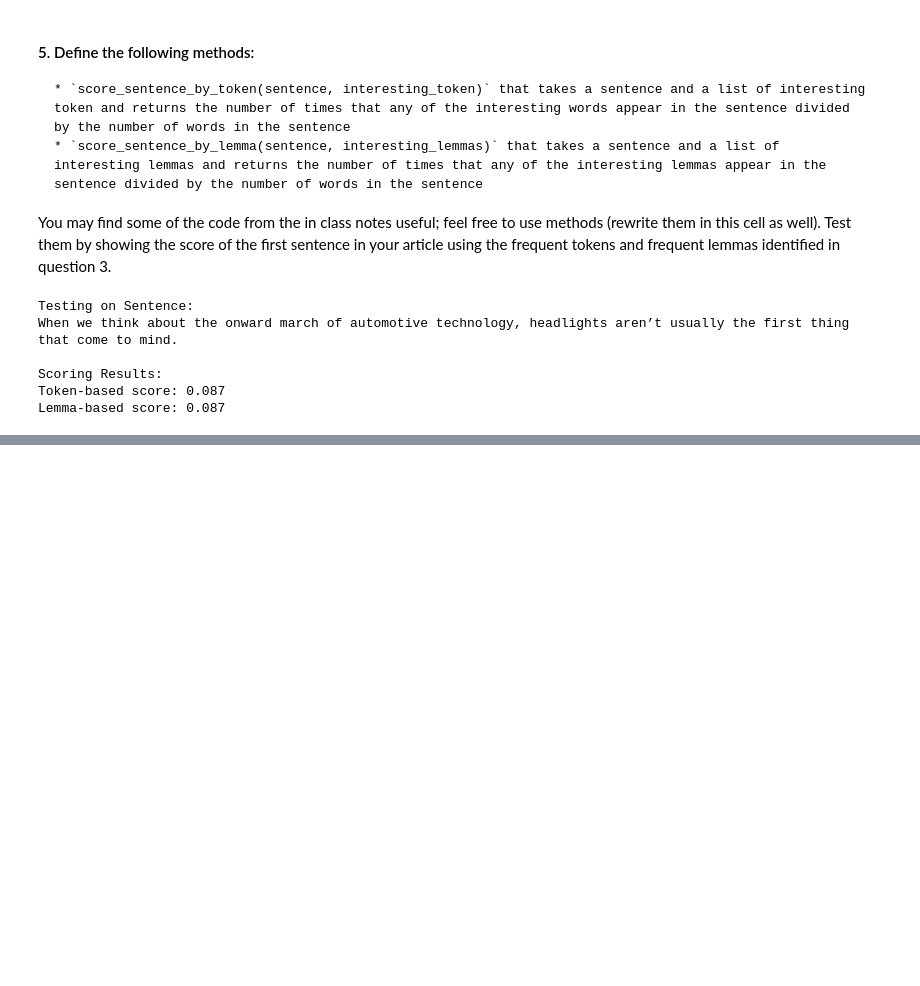
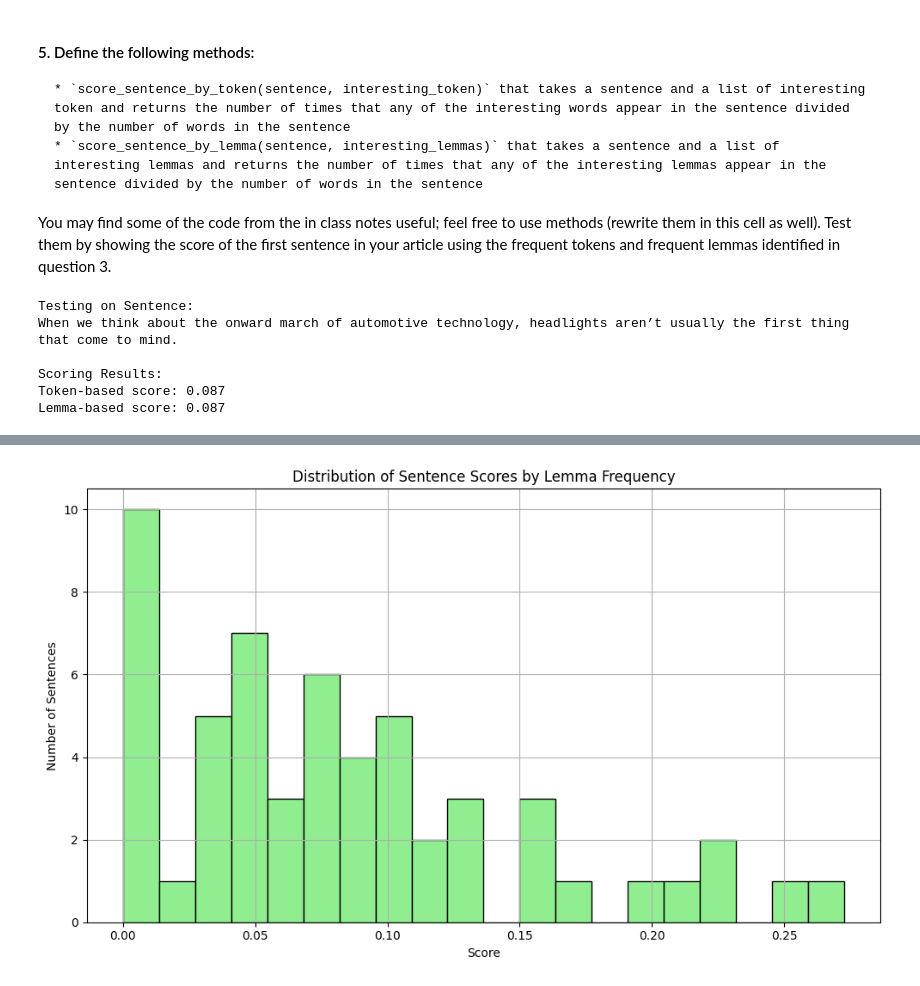
Before and after one commit to s256657/web-scraping, a Jupyter notebook: web-scraping.ipynb, the cells around one changed output, grey strips where cells are left out. Cells and saved outputs as stored; diff of their text form; code cells hidden in the pictures; blank space fills up the shorter version.

```diff
--- a/web-scraping.ipynb
+++ b/web-scraping.ipynb
@@ -274 +330,59 @@ Lemma-based score: 0.087
+# %%
+
+# === Load spaCy model ===
+nlp = spacy.load("en_core_web_sm")
+
+# === Load article from .pkl ===
+def load_pickle(filename):
+    with open(filename, "rb") as f:
+        return pickle.load(f)
+
+# === Extract just the article text ===
+def extract_text_from_html(html):
+    soup = BeautifulSoup(html, "html.parser")
+    return soup.get_text()
+
+# === Score sentence based on lemma frequency ===
+def score_sentence_by_lemma(sentence, interesting_lemmas):
+    doc = nlp(sentence)
+    lemmas = [token.lemma_.lower() for token in doc if not token.is_space]
+    if not lemmas:
+        return 0
+    count = sum(1 for lemma in lemmas if lemma in interesting_lemmas)
+    return count / len(lemmas)
+
+# === Main logic ===
+def main():
+    # Load and parse article
+    html = load_pickle("laser_headlights_article.pkl")
+    text = extract_text_from_html(html)
+
+    # Break article into sentences
+    doc = nlp(text)
+    sentences = list(doc.sents)
+
+    # Define interesting lemmas from Q3
+    interesting_lemmas = ['laser', 'headlight', 'beam', 'technology', 'led']
+
+    # Score each sentence
+    scores = [score_sentence_by_lemma(sent.text, interesting_lemmas) for sent in sentences]
+
+    # Plot histogram
+    plt.figure(figsize=(10, 6))
+    plt.hist(scores, bins=20, color='lightgreen', edgecolor='black')
+    plt.title("Distribution of Sentence Scores by Lemma Frequency")
+    plt.xlabel("Score")
+    plt.ylabel("Number of Sentences")
+    plt.grid(True)
+    plt.tight_layout()
+    plt.show()
+
+    return scores
+
+if __name__ == "__main__":
+    scores = main()
+
+    # It appears the most common range of scores is between .05 and .1.
+# %% [output]
+[figure, added]
 # %% [markdown]
```
Also changed, not shown: parts of 5 cells of this notebook.
